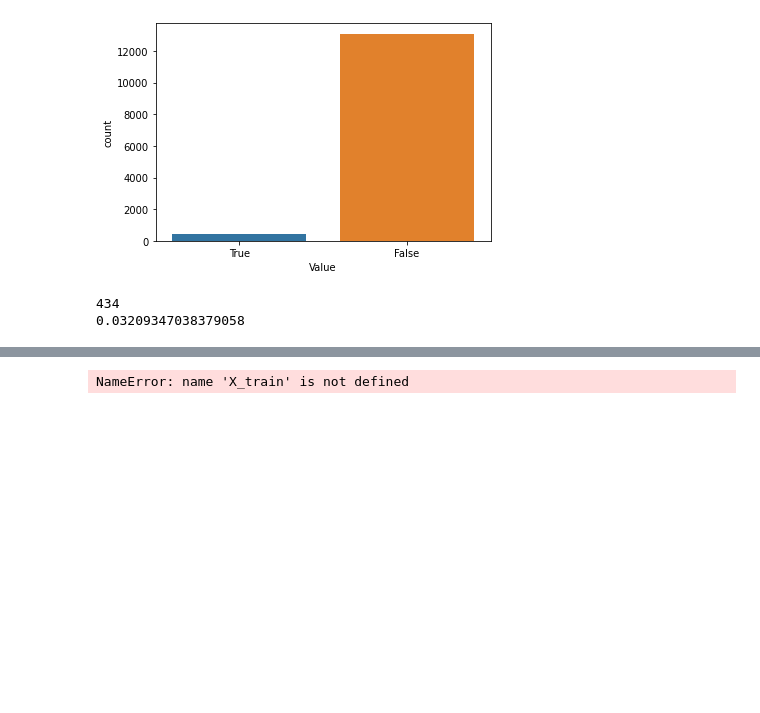
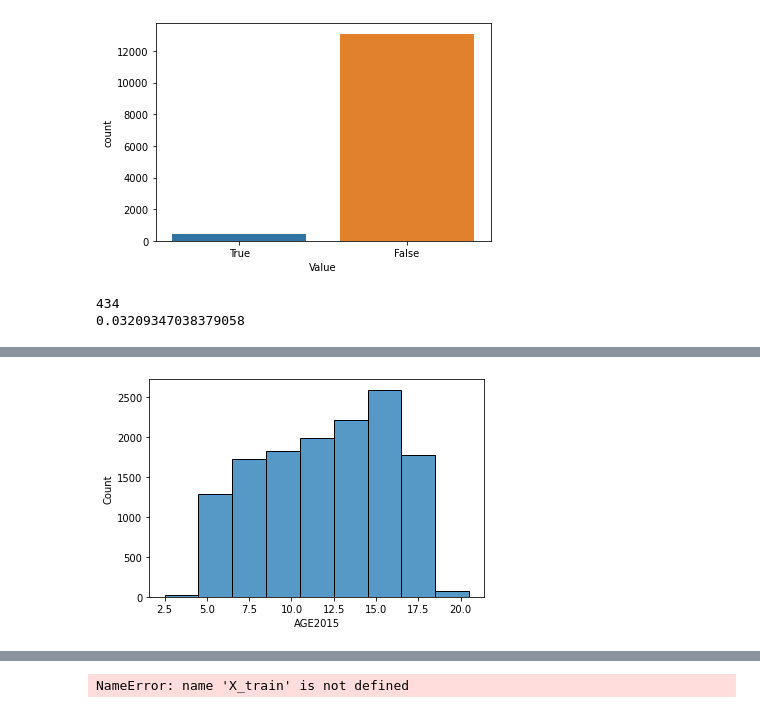
Before and after one commit to safiamc/udacity-capstone, a Jupyter notebook: project-notebook.ipynb, the cells around one changed output, grey strips where cells are left out. Drawn from its saved outputs; the diff is of its cells as text; code cells hidden in the pictures; blank space fills up the shorter version.

```diff
--- a/project-notebook.ipynb
+++ b/project-notebook.ipynb
@@ -154,0 +202,5 @@ X['DISABLTYX'].plot(kind='pie')
+# %%
+sns.histplot(data=data, x='AGE2015', binwidth=2, binrange=(2.5,20))
+plt.savefig('age_hist.png')
+# %% [output]
+[figure, added]
```
Also changed, not shown: parts of 8 cells of this notebook.
